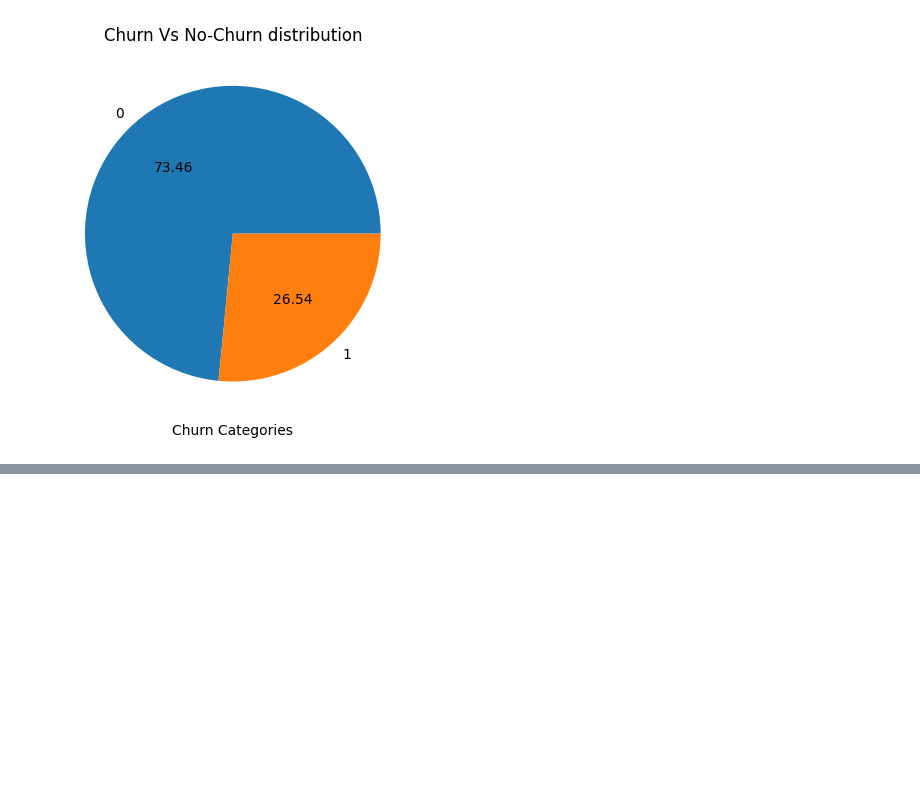
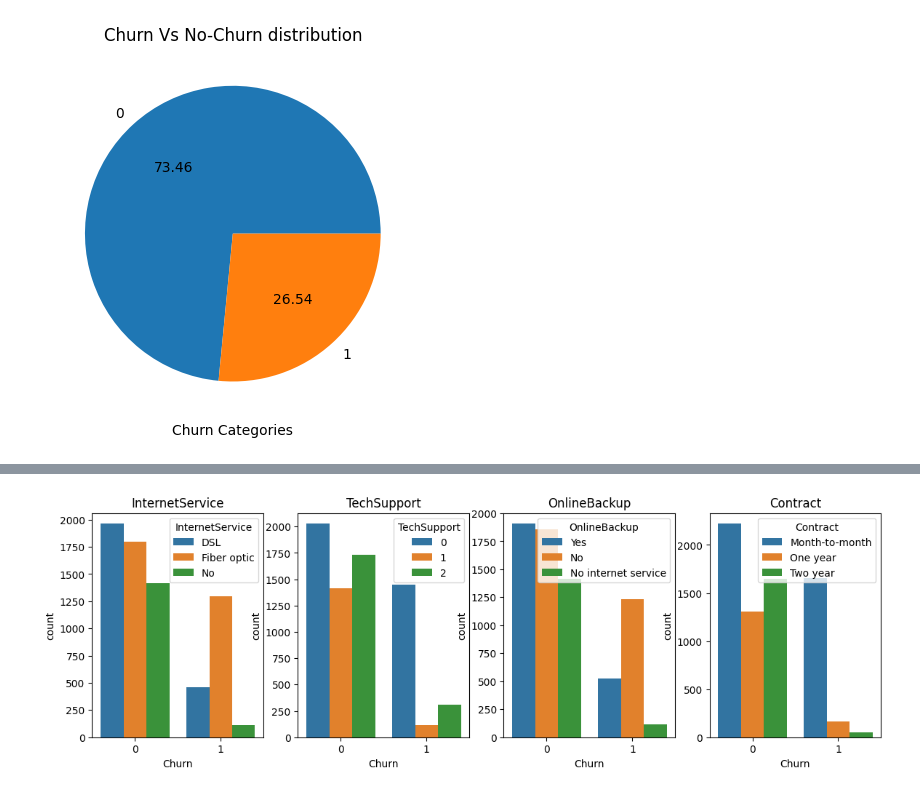
Before and after one commit to SIRuqayyah/Customer-Churn-Analysis, a Jupyter notebook: customer_churn_Analysis.ipynb, the cells around one changed output, grey strips where cells are left out. Cells and saved outputs as stored; diff of their text form; code cells hidden in the pictures; blank space fills up the shorter version.

```diff
--- a/customer_churn_Analysis.ipynb
+++ b/customer_churn_Analysis.ipynb
@@ -277,0 +318,11 @@ customertable.plot.scatter('MonthlyCharges', 'TotalCharges', s = 2, c = 'red')
+# %%
+cols = ['InternetService',"TechSupport","OnlineBackup","Contract"]
+
+plt.figure(figsize=(14,4))
+
+for i, col in enumerate(cols):
+    ax = plt.subplot(1, len(cols), i+1)
+    sns.countplot(x ="Churn", hue = str(col), data = customertable)
+    ax.set_title(f"{col}")
+# %% [output]
+[figure, added]
```
Also changed, not shown: parts of 4 cells of this notebook.
